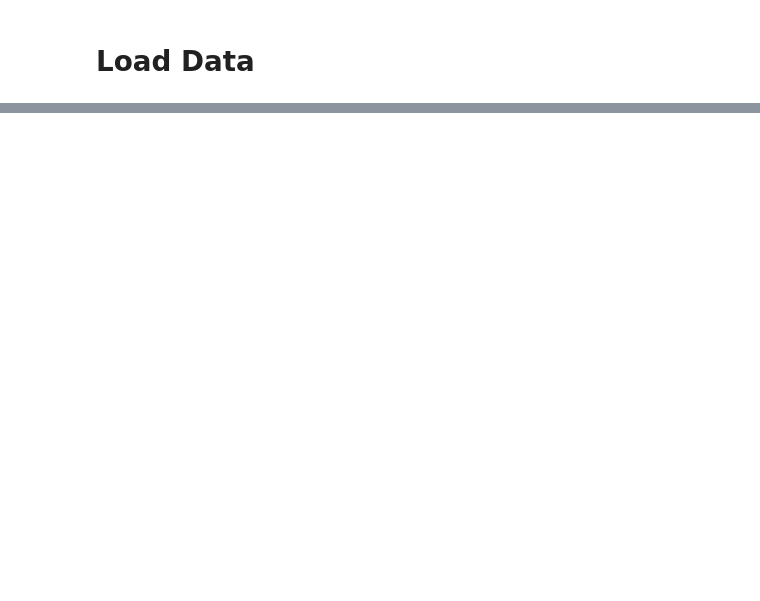
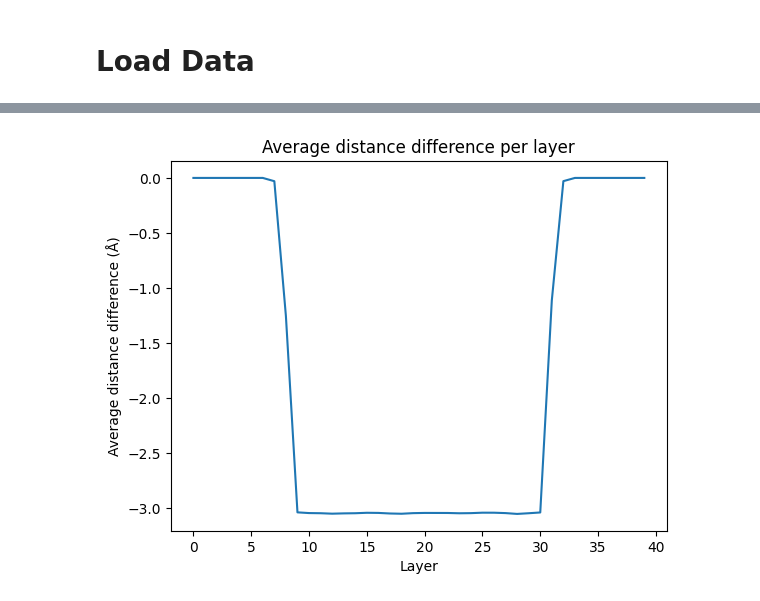
Before and after one commit to juruohejiarui/Homework, a Jupyter notebook: UCUG1702/project/plot.ipynb, the cells around one changed output, grey strips where cells are left out. Saved outputs shown, nothing was run; the diff lists cells and outputs as text; code cells hidden in the pictures; blank space fills up the shorter version.

Commit message:
Add distance difference

```diff
--- a/UCUG1702/project/plot.ipynb
+++ b/UCUG1702/project/plot.ipynb
@@ -178,0 +257,89 @@ plt.grid()
+# %%
+dis_diff = np.zeros((A.shape[0], A.shape[2]))
+pBar = tqdm(total=A.shape[0] * A.shape[2], desc='Calculating difference between max hbond distance min no-bond distance')
+for t in range(A.shape[0]) :
+	box = traj[indices[t]].get_cell()
+	box = np.array([box[0][0], box[1][1], box[2][2]])
+	for x in range(A.shape[2]) :
+		pBar.update(1)
+		O = A[t, 0, x, :]
+		H1 = A[t, 1, x, :]
+		H2 = A[t, 2, x, :]
+		Os = A[t, 0, :, :]
+		H1s = A[t, 1, :, :]
+		H2s = A[t, 2, :, :]
+
+		dis = np.linalg.norm(min_image(Os - O, box), axis=1)
+		mask = dis < hb_dis
+		mask[x] = False
+
+		Os = Os[mask]
+		H1s = H1s[mask]
+		H2s = H2s[mask]
+
+		no_bond_dis = dis[~mask]
+		hbond_dis = dis[mask]
+
+		if hbond_dis.shape[0] == 0 or no_bond_dis.shape[0] == 0 :
+			dis_diff[t, x] = np.nan
+			continue
+
+		min_no_bond = np.min(no_bond_dis)
+
+		max_hbound = -np.inf
+
+		u1, u2 = H1 - O, H2 - O
+		u3, u4 = Os - O, Os - O
+		u1, u2 = min_image(u1, box), min_image(u2, box)
+		u3, u4 = min_image(u3, box), min_image(u4, box)
+		n1, n2, n3, n4 = np.linalg.norm(u1), np.linalg.norm(u2), np.linalg.norm(u3, axis=1), np.linalg.norm(u4, axis=1)
+		cos_ang1 = np.dot(u3, u1) / (n1 * n3)
+		cos_ang2 = np.dot(u4, u2) / (n2 * n4)
+		ang1 = np.acos(np.clip(cos_ang1, -1.0, 1.0))
+		ang2 = np.acos(np.clip(cos_ang2, -1.0, 1.0))
+		mask2 = (ang1 < hb_rad) | (ang2 < hb_rad)
+
+		if mask2.sum() != 0 :
+			max_hbond = np.max(hbond_dis[mask2])
+
+		u1, u2 = H1s - Os, H2s - Os
+		u3, u4 = O - Os, O - Os
+		u1, u2 = min_image(u1, box), min_image(u2, box)
+		u3, u4 = min_image(u3, box), min_image(u4, box)
+		n1, n2, n3, n4 = np.linalg.norm(u1, axis=1), np.linalg.norm(u2, axis=1), np.linalg.norm(u3, axis=1), np.linalg.norm(u4, axis=1)
+		cos_ang1 = np.sum(u1 * u3, axis=1) / (n1 * n3)
+		cos_ang2 = np.sum(u2 * u4, axis=1) / (n2 * n4)
+		ang1 = np.acos(np.clip(cos_ang1, -1.0, 1.0))
+		ang2 = np.acos(np.clip(cos_ang2, -1.0, 1.0))
+		mask2 = (ang1 < hb_rad) | (ang2 < hb_rad)
+
+		if mask2.sum() != 0 :
+			max_hbond2 = np.max(hbond_dis[mask2])
+			max_hbond = max(max_hbond, max_hbond2)
+
+		if max_hbond != -np.inf :
+			dis_diff[t, x] = min_no_bond - max_hbond
+pBar.close()
+
+dis_diff_layer = np.zeros((A.shape[0], layer_num))
+dis_diff_m = np.zeros((A.shape[0], layer_num))
+pBar = tqdm(total=A.shape[0] * A.shape[2], desc='Calculating layer distance differences')
+for t in range(A.shape[0]) :
+	box = traj[indices[t]].get_cell()
+	for x in range(A.shape[2]) :
+		pBar.update(1)
+		z = A[t, 0, x, 2]
+		layer = int((z + box[2][2] / 2) / box[2][2] * layer_num)
+		if np.isnan(dis_diff[t, x]) :
+			continue
+		dis_diff_layer[t, layer] += dis_diff[t, x]
+		dis_diff_m[t, layer] += 1
+pBar.close()
+dis_diff_layer_avg = dis_diff_layer / (dis_diff_m + 1e-12)
+plt.plot(range(layer_num), dis_diff_layer_avg.mean(axis=0))
+plt.xlabel('Layer')
+plt.ylabel('Average distance difference (Å)')
+plt.title('Average distance difference per layer')
+plt.show()
+# %% [output]
+[figure, added]
```
Also changed, not shown: parts of 15 cells of this notebook, 1 other file.
